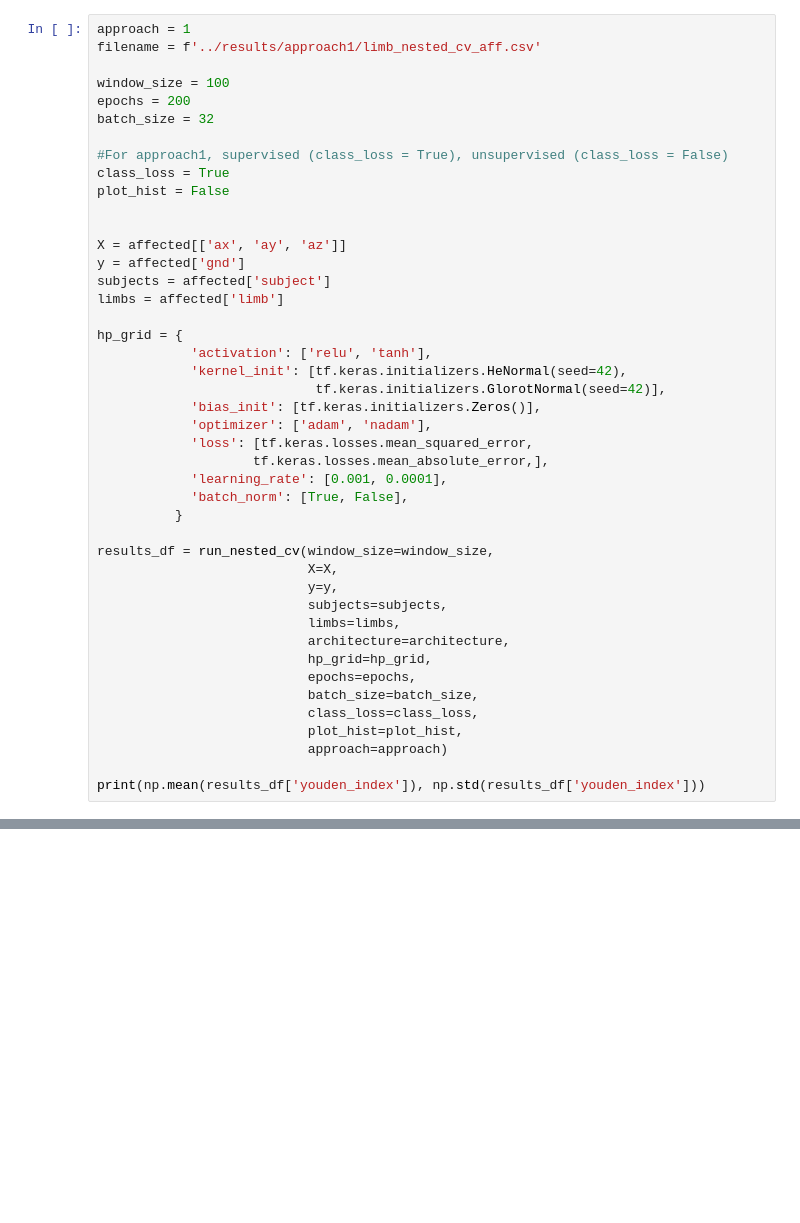
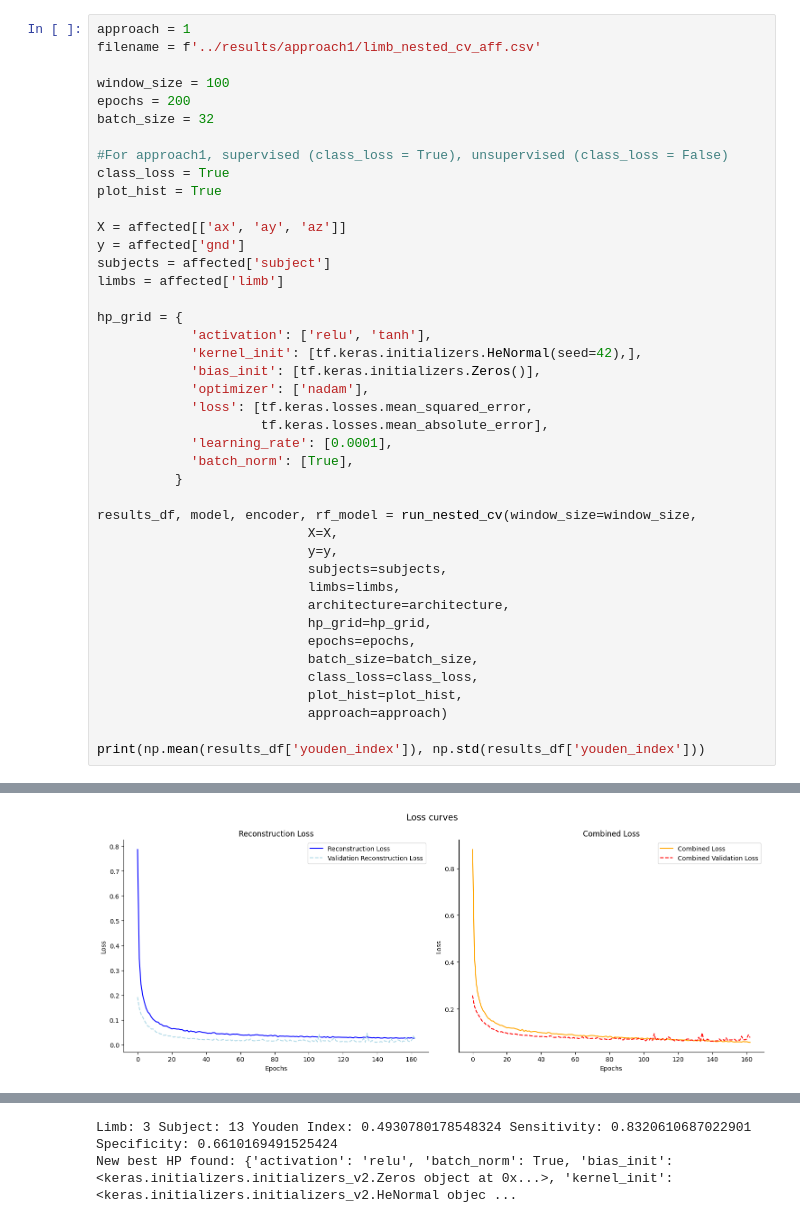
Before and after one commit to biorehab/uluse-autoencoder, a Jupyter notebook: approach1/approach1_aff.ipynb, the cells around one changed output, grey strips where cells are left out. Drawn from its saved outputs; the diff is of its cells as text; blank space fills up the shorter version.

Commit message:
approach 1 loss curves, roc n conf matrix

```diff
--- a/approach1/approach1_aff.ipynb
+++ b/approach1/approach1_aff.ipynb
@@ -61,8 +66,7 @@ batch_size = 32
 
 #For approach1, supervised (class_loss = True), unsupervised (class_loss = False)
 class_loss = True
-plot_hist = False
-
+plot_hist = True
 
 X = affected[['ax', 'ay', 'az']]
 y = affected['gnd']
@@ -71,17 +75,16 @@ limbs = affected['limb']
 
 hp_grid = {
             'activation': ['relu', 'tanh'],
-            'kernel_init': [tf.keras.initializers.HeNormal(seed=42),
-                            tf.keras.initializers.GlorotNormal(seed=42)],
+            'kernel_init': [tf.keras.initializers.HeNormal(seed=42),],
             'bias_init': [tf.keras.initializers.Zeros()],
-            'optimizer': ['adam', 'nadam'],
+            'optimizer': ['nadam'],
             'loss': [tf.keras.losses.mean_squared_error,
-                    tf.keras.losses.mean_absolute_error,],
-            'learning_rate': [0.001, 0.0001],
-            'batch_norm': [True, False],
+                     tf.keras.losses.mean_absolute_error],
+            'learning_rate': [0.0001],
+            'batch_norm': [True],
           }
 
-results_df = run_nested_cv(window_size=window_size,
+results_df, model, encoder, rf_model = run_nested_cv(window_size=window_size,
                            X=X,
                            y=y,
                            subjects=subjects,
@@ -95,3 +98,4 @@ results_df = run_nested_cv(window_size=window_size,
                            approach=approach)
 
 print(np.mean(results_df['youden_index']), np.std(results_df['youden_index']))
+# %% [output]
@@ -97,0 +106 @@ print(np.mean(results_df['youden_index']), np.std(results_df['youden_index']))
+[figure, added]
@@ -97,0 +119,2 @@ print(np.mean(results_df['youden_index']), np.std(results_df['youden_index']))
+Limb: 3 Subject: 13 Youden Index: 0.4930780178548324 Sensitivity: 0.8320610687022901 Specificity: 0.6610169491525424
+New best HP found: {'activation': 'relu', 'batch_norm': True, 'bias_init': <keras.initializers.initializers_v2.Zeros object at 0x...>, 'kernel_init': <keras.initializers.initializers_v2.HeNormal objec ...
```
Also changed, not shown: parts of 5 cells of this notebook, 5 other files.
